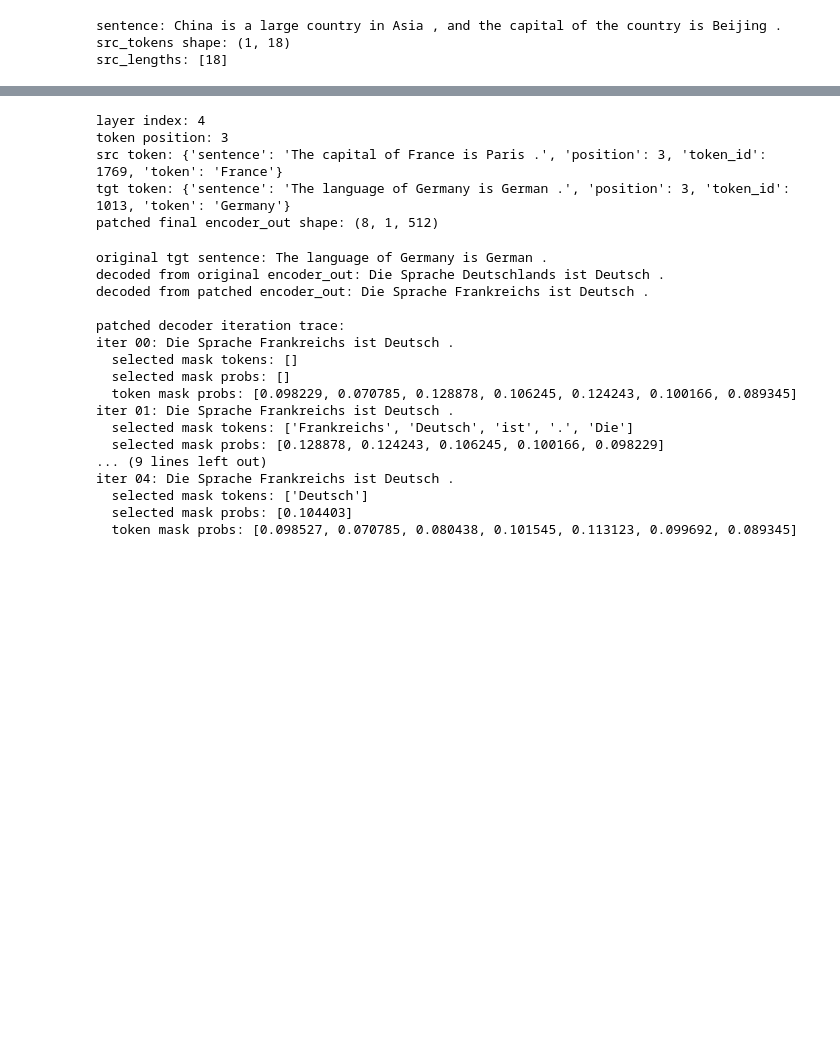
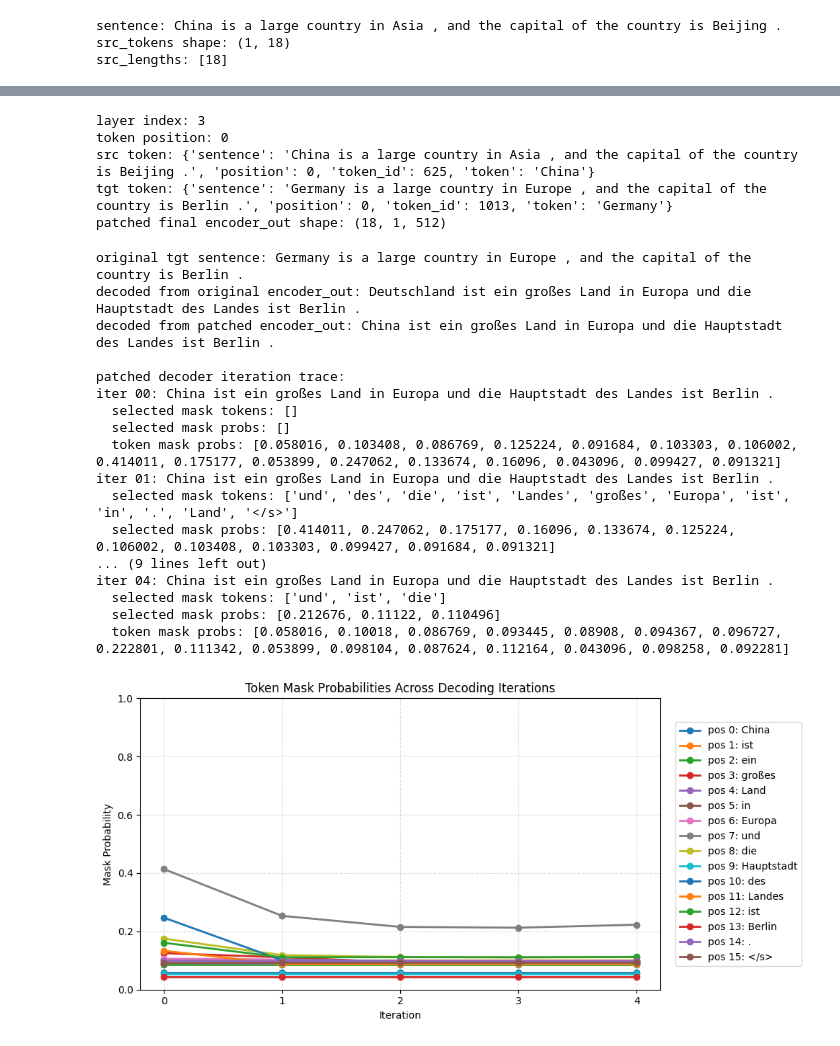
Before and after one commit to MD-BH/MLLM-Final, a Jupyter notebook: Mask-Predict/demo.ipynb, the cells around one changed output, grey strips where cells are left out. Saved outputs shown, nothing was run; the diff lists cells and outputs as text; code cells hidden in the pictures; blank space fills up the shorter version.

Commit message:
add: plot of mask probs

```diff
--- a/Mask-Predict/demo.ipynb
+++ b/Mask-Predict/demo.ipynb
@@ -335,17 +335,18 @@ def patch_encoder_layer_token_activation(src_sentence: str, tgt_sentence: str, l
         "patched_encoder_out": patched_encoder_out,
     }
 # %%
+token_id = 0
 layer_patch_result = patch_encoder_layer_token_activation(
     patch_src_sentence,
     patch_tgt_sentence,
-    layer_index=4,
-    token_position=3,
+    layer_index=3,
+    token_position=token_id,
 )
 
-patched_final_vec = layer_patch_result["patched_encoder_out"]["encoder_out"][3, 0, :]
-original_final_vec = patch_tgt["encoder_out"]["encoder_out"][3, 0, :]
-src_token_info = text_of_token(patch_src, 3)
-tgt_token_info = text_of_token(patch_tgt, 3)
+patched_final_vec = layer_patch_result["patched_encoder_out"]["encoder_out"][token_id, 0, :]
+original_final_vec = patch_tgt["encoder_out"]["encoder_out"][token_id, 0, :]
+src_token_info = text_of_token(patch_src, token_id)
+tgt_token_info = text_of_token(patch_tgt, token_id)
 
 print("layer index:", layer_patch_result["layer_index"])
 print("token position:", layer_patch_result["token_position"])
@@ -353,11 +354,11 @@ print("src token:", src_token_info)
 print("tgt token:", tgt_token_info)
 print("patched final encoder_out shape:", tuple(layer_patch_result["patched_encoder_out"]["encoder_out"].shape))
 # %% [output]
-layer index: 4
-token position: 3
-src token: {'sentence': 'The capital of France is Paris .', 'position': 3, 'token_id': 1769, 'token': 'France'}
-tgt token: {'sentence': 'The language of Germany is German .', 'position': 3, 'token_id': 1013, 'token': 'Germany'}
-patched final encoder_out shape: (8, 1, 512)
+layer index: 3
+token position: 0
+src token: {'sentence': 'China is a large country in Asia , and the capital of the country is Beijing .', 'position': 0, 'token_id': 625, 'token': 'China'}
+tgt token: {'sentence': 'Germany is a large country in Europe , and the capital of the country is Berlin .', 'position': 0, 'token_id': 1013, 'token': 'Germany'}
+patched final encoder_out shape: (18, 1, 512)
 # %%
 def decode_from_encoder_output(encoder_output, decoding_iterations: int = 5, data_bin_dir=prep_result["data_bin_dir"], model_dir=REPO_ROOT / "checkpoints" / "maskPredict_en_de", source_lang: str = "en", target_lang: str = "de"):
     from fairseq.strategies.strategy_utils import generate_step_with_prob
@@ -465,20 +466,52 @@ for step in decoded_patched_tgt["iteration_trace"]:
     print("  selected mask probs:", step["selected_mask_probs"])
     print("  token mask probs:", step["token_mask_probs"])
 # %% [output]
-original tgt sentence: The language of Germany is German .
-decoded from original encoder_out: Die Sprache Deutschlands ist Deutsch .
-decoded from patched encoder_out: Die Sprache Frankreichs ist Deutsch .
+original tgt sentence: Germany is a large country in Europe , and the capital of the country is Berlin .
+decoded from original encoder_out: Deutschland ist ein großes Land in Europa und die Hauptstadt des Landes ist Berlin .
+decoded from patched encoder_out: China ist ein großes Land in Europa und die Hauptstadt des Landes ist Berlin .
 
 patched decoder iteration trace:
-iter 00: Die Sprache Frankreichs ist Deutsch .
+iter 00: China ist ein großes Land in Europa und die Hauptstadt des Landes ist Berlin .
   selected mask tokens: []
   selected mask probs: []
-  token mask probs: [0.098229, 0.070785, 0.128878, 0.106245, 0.124243, 0.100166, 0.089345]
-iter 01: Die Sprache Frankreichs ist Deutsch .
-  selected mask tokens: ['Frankreichs', 'Deutsch', 'ist', '.', 'Die']
-  selected mask probs: [0.128878, 0.124243, 0.106245, 0.100166, 0.098229]
+  token mask probs: [0.058016, 0.103408, 0.086769, 0.125224, 0.091684, 0.103303, 0.106002, 0.414011, 0.175177, 0.053899, 0.247062, 0.133674, 0.16096, 0.043096, 0.099427, 0.091321]
+iter 01: China ist ein großes Land in Europa und die Hauptstadt des Landes ist Berlin .
+  selected mask tokens: ['und', 'des', 'die', 'ist', 'Landes', 'großes', 'Europa', 'ist', 'in', '.', 'Land', '</s>']
+  selected mask probs: [0.414011, 0.247062, 0.175177, 0.16096, 0.133674, 0.125224, 0.106002, 0.103408, 0.103303, 0.099427, 0.091684, 0.091321]
 ... (9 lines left out)
-iter 04: Die Sprache Frankreichs ist Deutsch .
-  selected mask tokens: ['Deutsch']
-  selected mask probs: [0.104403]
-  token mask probs: [0.098527, 0.070785, 0.080438, 0.101545, 0.113123, 0.099692, 0.089345]
+iter 04: China ist ein großes Land in Europa und die Hauptstadt des Landes ist Berlin .
+  selected mask tokens: ['und', 'ist', 'die']
+  selected mask probs: [0.212676, 0.11122, 0.110496]
+  token mask probs: [0.058016, 0.10018, 0.086769, 0.093445, 0.08908, 0.094367, 0.096727, 0.222801, 0.111342, 0.053899, 0.098104, 0.087624, 0.112164, 0.043096, 0.098258, 0.092281]
+# %%
+def plot_token_mask_probs(decode_result, dictionary_path=REPO_ROOT / "checkpoints" / "maskPredict_en_de" / "dict.de.txt", figsize=(10, 5)):
+    import matplotlib.pyplot as plt
+    from fairseq.data import Dictionary
+
+    iteration_trace = decode_result["iteration_trace"]
+    if not iteration_trace:
+        raise ValueError("decode_result['iteration_trace'] is empty")
+
+    dictionary = Dictionary.load(str(dictionary_path))
+    iterations = [step["iteration"] for step in iteration_trace]
+    final_token_ids = iteration_trace[-1]["token_ids"]
+    token_labels = [f"pos {idx}: {dictionary[token_id]}" for idx, token_id in enumerate(final_token_ids)]
+
+    plt.figure(figsize=figsize)
+    for idx, label in enumerate(token_labels):
+        probs = [step["token_mask_probs"][idx] for step in iteration_trace]
+        plt.plot(iterations, probs, marker="o", linewidth=2, label=label)
+
+    plt.xlabel("Iteration")
+    plt.ylabel("Mask Probability")
+    plt.title("Token Mask Probabilities Across Decoding Iterations")
+    plt.xticks(iterations)
+    plt.ylim(0.0, 1.0)
+    plt.grid(True, linestyle="--", alpha=0.4)
+    plt.legend(loc="center left", bbox_to_anchor=(1.02, 0.5))
+    plt.tight_layout()
+    plt.show()
+# %%
+plot_token_mask_probs(decoded_patched_tgt)
+# %% [output]
+[figure, added]
```
Also changed, not shown: parts of 2 cells of this notebook.
